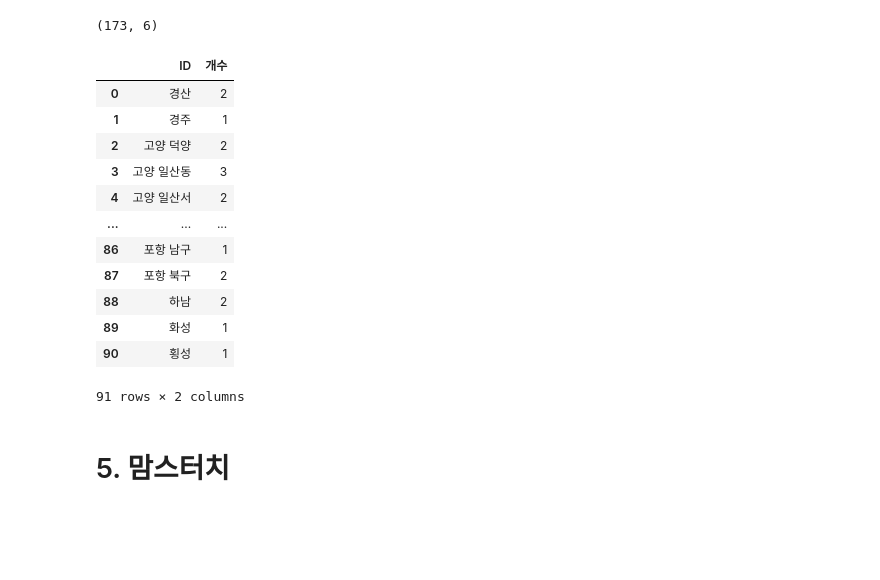
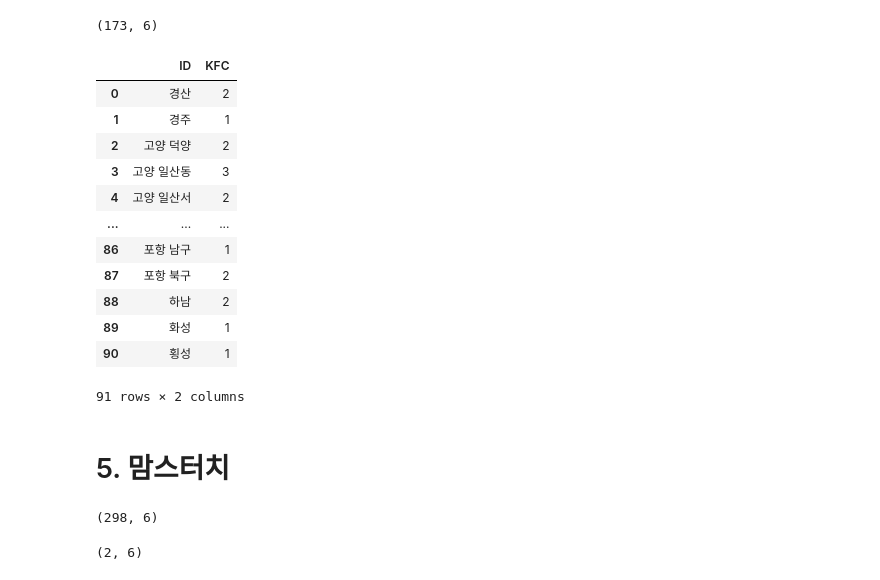
Before and after one commit to beegramin9/Python-DataScience-Hoseo-ProjectData, a Jupyter notebook: Ch5_버거지수/1_전처리.ipynb, the cells around one changed output. Drawn from its saved outputs; the diff is of its cells as text; code cells hidden in the pictures; blank space fills up the shorter version.

```diff
--- a/Ch5_버거지수/1_전처리.ipynb
+++ b/Ch5_버거지수/1_전처리.ipynb
@@ -172,16 +171,16 @@ kfc_en1.shape
 # %%
 kfc = pd.concat([kfc_kr1,kfc_en1])
 kfc_count = pd.pivot_table(data = kfc,
                               index = 'ID',
                               values = '상호명',
                               aggfunc = 'count')
 kfc_count.rename(columns={
-    '상호명':'개수'
+    '상호명':'KFC'
 },inplace=True)
 kfc_count.reset_index(inplace=True)
 kfc_count
 # %% [output]
-|  | ID | 개수 |
+|  | ID | KFC |
 | 0 | 경산 | 2 |
 | 1 | 경주 | 1 |
 | 2 | 고양 덕양 | 2 |
@@ -196,3 +195,13 @@ kfc_count
 91 rows × 2 columns
 # %% [markdown]
 # 5. 맘스터치
+# %%
+touch_kr1 = burger[burger['상호명'].str.find('맘스터치') >= 0]
+touch_kr1.shape
+# %% [output]
+(298, 6)
+# %%
+touch_en1 = burger[burger['상호명'].str.find('touch') >= 0]
+touch_en1.shape
+# %% [output]
+(2, 6)
```
Also changed, not shown: parts of 24 cells of this notebook, 3 other files.
